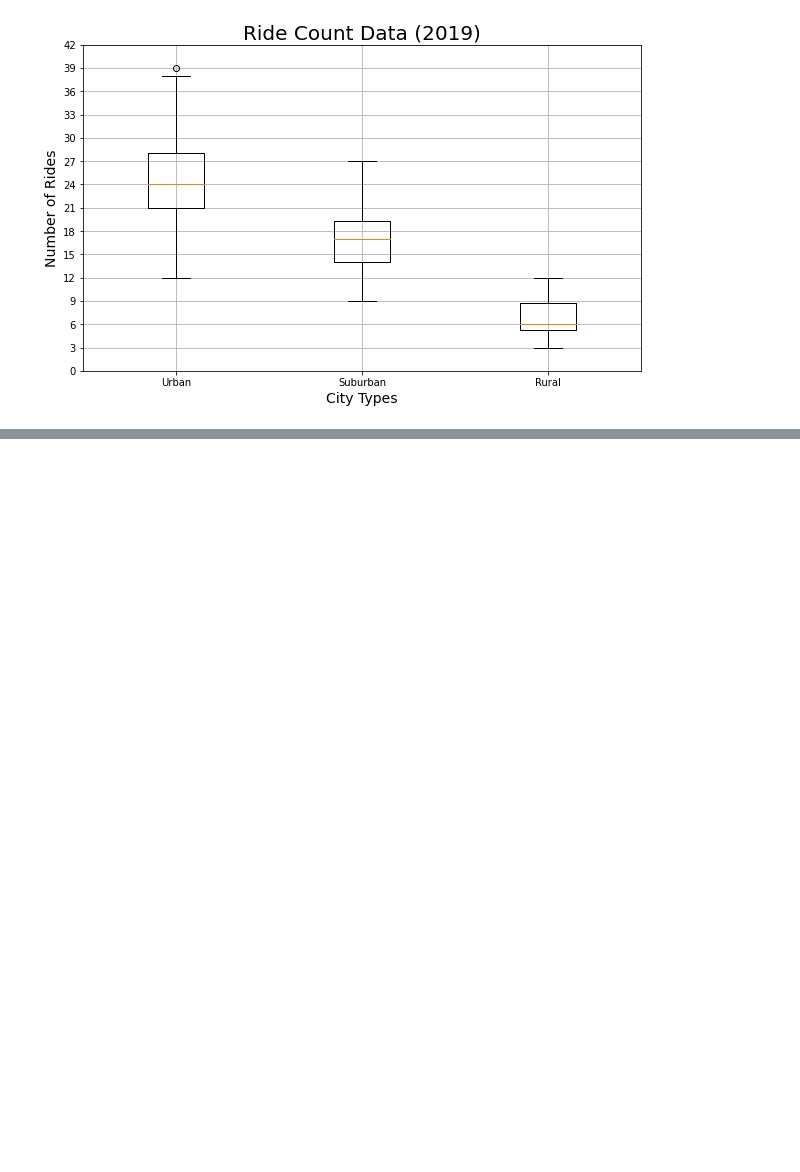
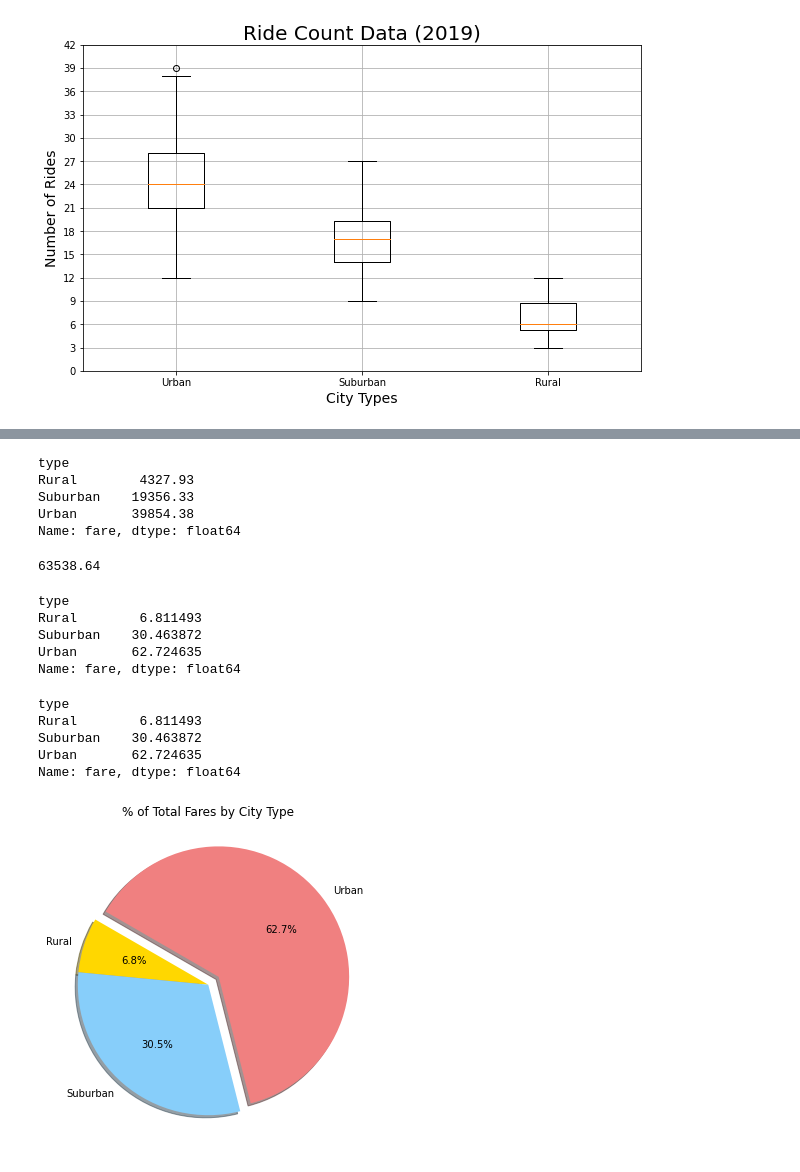
Before and after one commit to rachelc313/PyBer_Analysis, a Jupyter notebook: PyBer.ipynb, the cells around one changed output, grey strips where cells are left out. Drawn from its saved outputs; the diff is of its cells as text; code cells hidden in the pictures; blank space fills up the shorter version.

Commit message:
Completed module through 5.5.2 - created and formatted the pie graph for % total fares by city type

```diff
--- a/PyBer.ipynb
+++ b/PyBer.ipynb
@@ -1211,0 +1164,73 @@ Name: fare, dtype: float64
+# %%
+# Use the groupby() function on the pyber_data_df DataFrame and group by the type of city column so the type of city is the index.
+# Apply the sum() method on the fare column to get the Series with the total number of fares for each city type.
+# Divide the total fares for each city type by the total of all the fares and multiply by 100.
+# Get the sum of the fares for each city type.
+sum_fares_by_type = pyber_data_df.groupby(["type"]).sum()["fare"]
+
+# Display
+
+sum_fares_by_type
+# %% [output]
+type
+Rural        4327.93
+Suburban    19356.33
+Urban       39854.38
+Name: fare, dtype: float64
+# %%
+# Get the total fares by using sum() method on the fare column of the pyber_data_df DataFrame
+total_fares = pyber_data_df["fare"].sum()
+
+# Display
+total_fares
+# %% [output]
+63538.64
+# %%
+# Calculate the percentage of total fares for each city type.
+type_percents = (sum_fares_by_type/total_fares)*100
+
+# Display
+type_percents
+# %% [output]
+type
+Rural        6.811493
+Suburban    30.463872
+Urban       62.724635
+Name: fare, dtype: float64
+# %%
+# Can be done in one line of code as shown below
+type_percents = 100 * pyber_data_df.groupby(["type"]).sum()["fare"] / pyber_data_df["fare"].sum()
+
+# Display
+type_percents
+# %% [output]
+type
+Rural        6.811493
+Suburban    30.463872
+Urban       62.724635
+Name: fare, dtype: float64
+# %%
+# Build the percentage of fares by city type pie chart.
+
+# Import mpl to change the plot configurations using rcParams.
+import matplotlib as mpl
+
+# Set pie chart size
+plt.subplots(figsize=(10, 6))
+
+# Set the wedges, labels, colors, explode the largest, show percentages, add a shadow and start angle.
+plt.pie(type_percents, labels=["Rural", "Suburban", "Urban"], colors=["gold", "lightskyblue", "lightcoral"], explode=[0, 0, 0.1], autopct='%1.1f%%', shadow=True, startangle=150)
+
+# Set the title
+plt.title("% of Total Fares by City Type")
+
+# Change the default font size from 10 to 14.
+mpl.rcParams['font.size'] = 14
+
+# Save figure
+plt.savefig("analysis/fig5.png")
+
+# Display
+plt.show()
+# %% [output]
+[figure, added]
```
Also changed, not shown: parts of 28 cells of this notebook, 1 other file.
